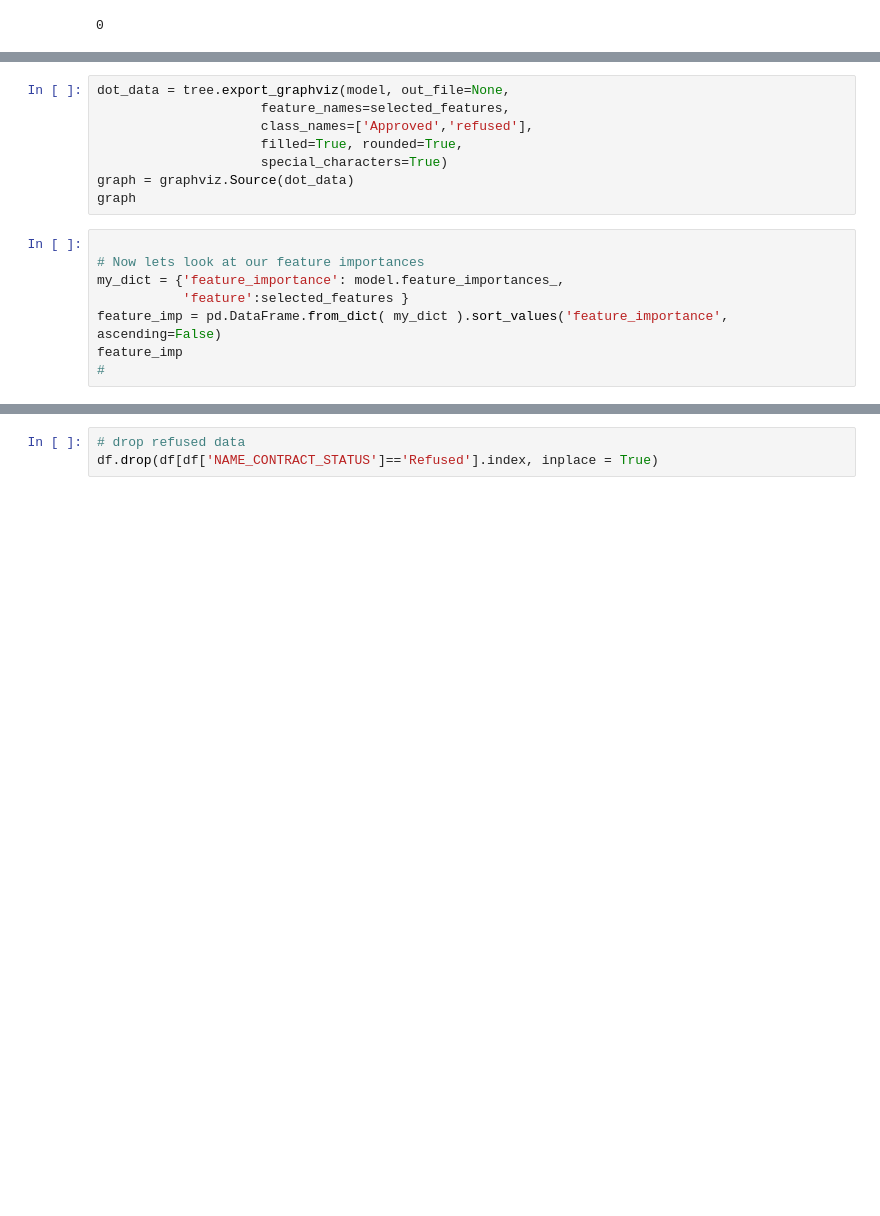
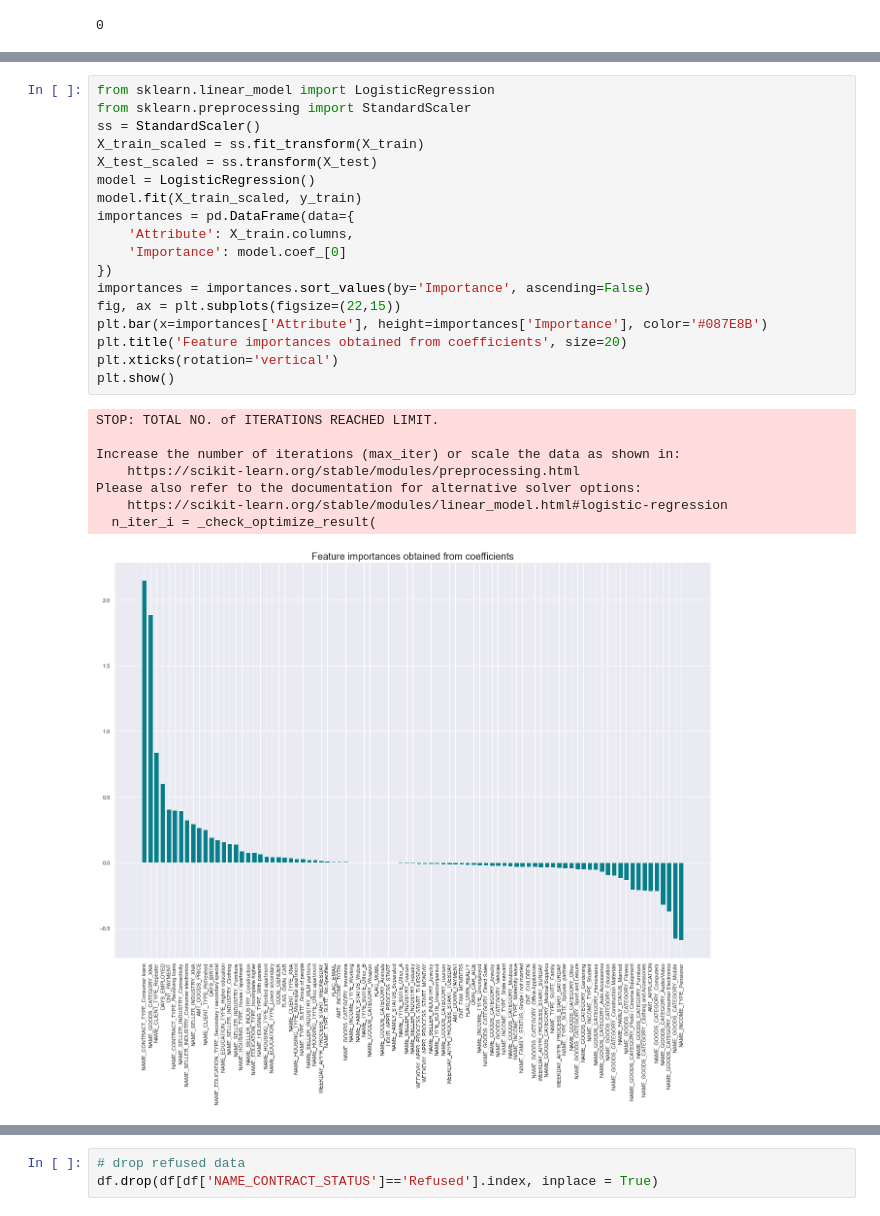
Before and after one commit to XinJin24/Credit_Saver, a Jupyter notebook: Works_Xin.ipynb, the cells around one changed output, grey strips where cells are left out. Drawn from its saved outputs; the diff is of its cells as text; blank space fills up the shorter version.

Commit message:
loan amount prediction model added

```diff
--- a/Works_Xin.ipynb
+++ b/Works_Xin.ipynb
@@ -799,16 +756,27 @@ AUC Score: 0.807348
-# %%
-dot_data = tree.export_graphviz(model, out_file=None,
-                     feature_names=selected_features,
-                     class_names=['Approved','refused'],
-                     filled=True, rounded=True,
-                     special_characters=True)
-graph = graphviz.Source(dot_data)
-graph
-# %%
-
-# Now lets look at our feature importances
-my_dict = {'feature_importance': model.feature_importances_,
-           'feature':selected_features }
-feature_imp = pd.DataFrame.from_dict( my_dict ).sort_values('feature_importance', ascending=False)
-feature_imp
-#
+# %%
+from sklearn.linear_model import LogisticRegression
+from sklearn.preprocessing import StandardScaler
+ss = StandardScaler()
+X_train_scaled = ss.fit_transform(X_train)
+X_test_scaled = ss.transform(X_test)
+model = LogisticRegression()
+model.fit(X_train_scaled, y_train)
+importances = pd.DataFrame(data={
+    'Attribute': X_train.columns,
+    'Importance': model.coef_[0]
+})
+importances = importances.sort_values(by='Importance', ascending=False)
+fig, ax = plt.subplots(figsize=(22,15))
+plt.bar(x=importances['Attribute'], height=importances['Importance'], color='#087E8B')
+plt.title('Feature importances obtained from coefficients', size=20)
+plt.xticks(rotation='vertical')
+plt.show()
+# %% [output]
+STOP: TOTAL NO. of ITERATIONS REACHED LIMIT.
+
+Increase the number of iterations (max_iter) or scale the data as shown in:
+    https://scikit-learn.org/stable/modules/preprocessing.html
+Please also refer to the documentation for alternative solver options:
+    https://scikit-learn.org/stable/modules/linear_model.html#logistic-regression
+  n_iter_i = _check_optimize_result(
+[figure, added]
```
Also changed, not shown: parts of 36 cells of this notebook, 2 other files.
